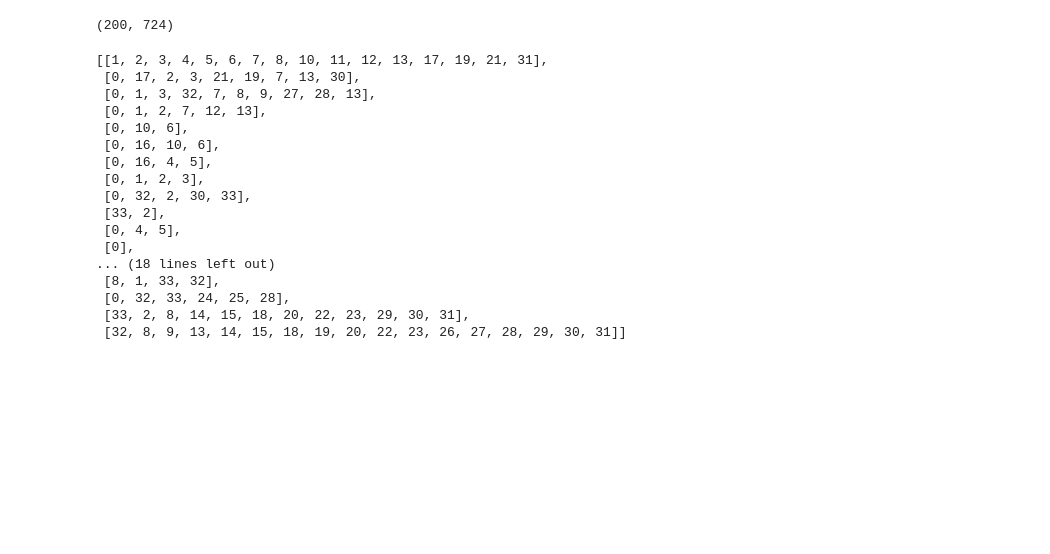
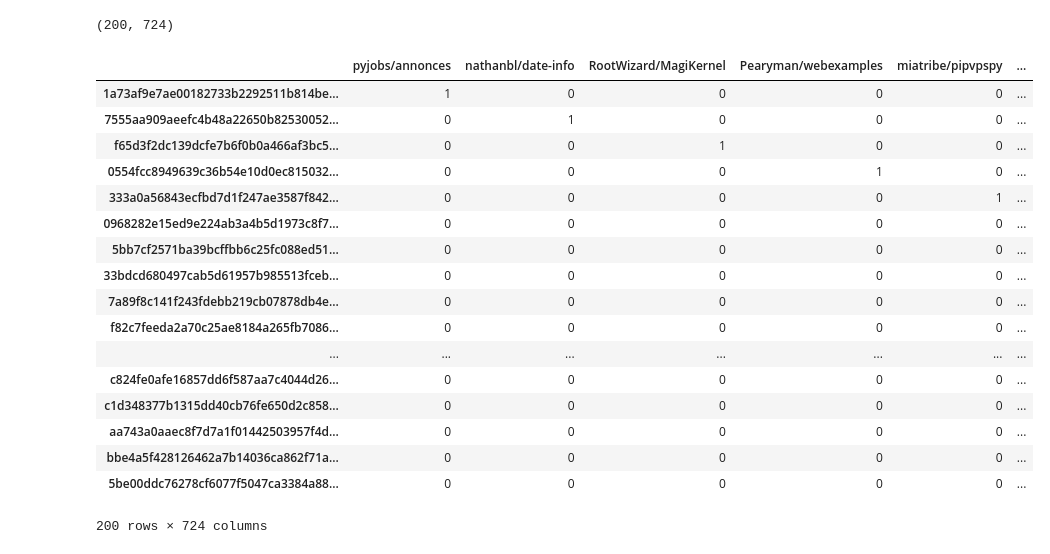
Before and after one commit to bsiaotickchong/CS505-Github_Community_Analysis, a Jupyter notebook: github-analysis.ipynb, the cells around one changed output. Saved outputs shown, nothing was run; the diff lists cells and outputs as text; code cells hidden in the pictures; blank space fills up the shorter version.

Commit message:
create adjacency matrix with 1s and 0s

```diff
--- a/github-analysis.ipynb
+++ b/github-analysis.ipynb
@@ -108,20 +104,24 @@ gk = nx.karate_club_graph()
-# %%
-gk.adjacency_list()
-# %% [output]
-[[1, 2, 3, 4, 5, 6, 7, 8, 10, 11, 12, 13, 17, 19, 21, 31],
- [0, 17, 2, 3, 21, 19, 7, 13, 30],
- [0, 1, 3, 32, 7, 8, 9, 27, 28, 13],
- [0, 1, 2, 7, 12, 13],
- [0, 10, 6],
- [0, 16, 10, 6],
- [0, 16, 4, 5],
- [0, 1, 2, 3],
- [0, 32, 2, 30, 33],
- [33, 2],
- [0, 4, 5],
- [0],
-... (18 lines left out)
- [8, 1, 33, 32],
- [0, 32, 33, 24, 25, 28],
- [33, 2, 8, 14, 15, 18, 20, 22, 23, 29, 30, 31],
- [32, 8, 9, 13, 14, 15, 18, 19, 20, 22, 23, 26, 27, 28, 29, 30, 31]]
+# %%
+for index, row in first_thousand_df.iterrows():
+    adj_matrix_df.loc[row['committer_email'],row['repo_name']] = 1
+
+adj_matrix_df
+# %% [output]
+|  | pyjobs/annonces | nathanbl/date-info | RootWizard/MagiKernel | Pearyman/webexamples | miatribe/pipvpspy | ... |
+| 1a73af9e7ae00182733b2292511b814be... | 1 | 0 | 0 | 0 | 0 | ... |
+| 7555aa909aeefc4b48a22650b82530052... | 0 | 1 | 0 | 0 | 0 | ... |
+| f65d3f2dc139dcfe7b6f0b0a466af3bc5... | 0 | 0 | 1 | 0 | 0 | ... |
+| 0554fcc8949639c36b54e10d0ec815032... | 0 | 0 | 0 | 1 | 0 | ... |
+| 333a0a56843ecfbd7d1f247ae3587f842... | 0 | 0 | 0 | 0 | 1 | ... |
+| 0968282e15ed9e224ab3a4b5d1973c8f7... | 0 | 0 | 0 | 0 | 0 | ... |
+| 5bb7cf2571ba39bcffbb6c25fc088ed51... | 0 | 0 | 0 | 0 | 0 | ... |
+| 33bdcd680497cab5d61957b985513fceb... | 0 | 0 | 0 | 0 | 0 | ... |
+| 7a89f8c141f243fdebb219cb07878db4e... | 0 | 0 | 0 | 0 | 0 | ... |
+| f82c7feeda2a70c25ae8184a265fb7086... | 0 | 0 | 0 | 0 | 0 | ... |
+| ... | ... | ... | ... | ... | ... | ... |
+| c824fe0afe16857dd6f587aa7c4044d26... | 0 | 0 | 0 | 0 | 0 | ... |
+| c1d348377b1315dd40cb76fe650d2c858... | 0 | 0 | 0 | 0 | 0 | ... |
+| aa743a0aaec8f7d7a1f01442503957f4d... | 0 | 0 | 0 | 0 | 0 | ... |
+| bbe4a5f428126462a7b14036ca862f71a... | 0 | 0 | 0 | 0 | 0 | ... |
+| 5be00ddc76278cf6077f5047ca3384a88... | 0 | 0 | 0 | 0 | 0 | ... |
+200 rows × 724 columns
```
Also changed, not shown: parts of 3 cells of this notebook.
